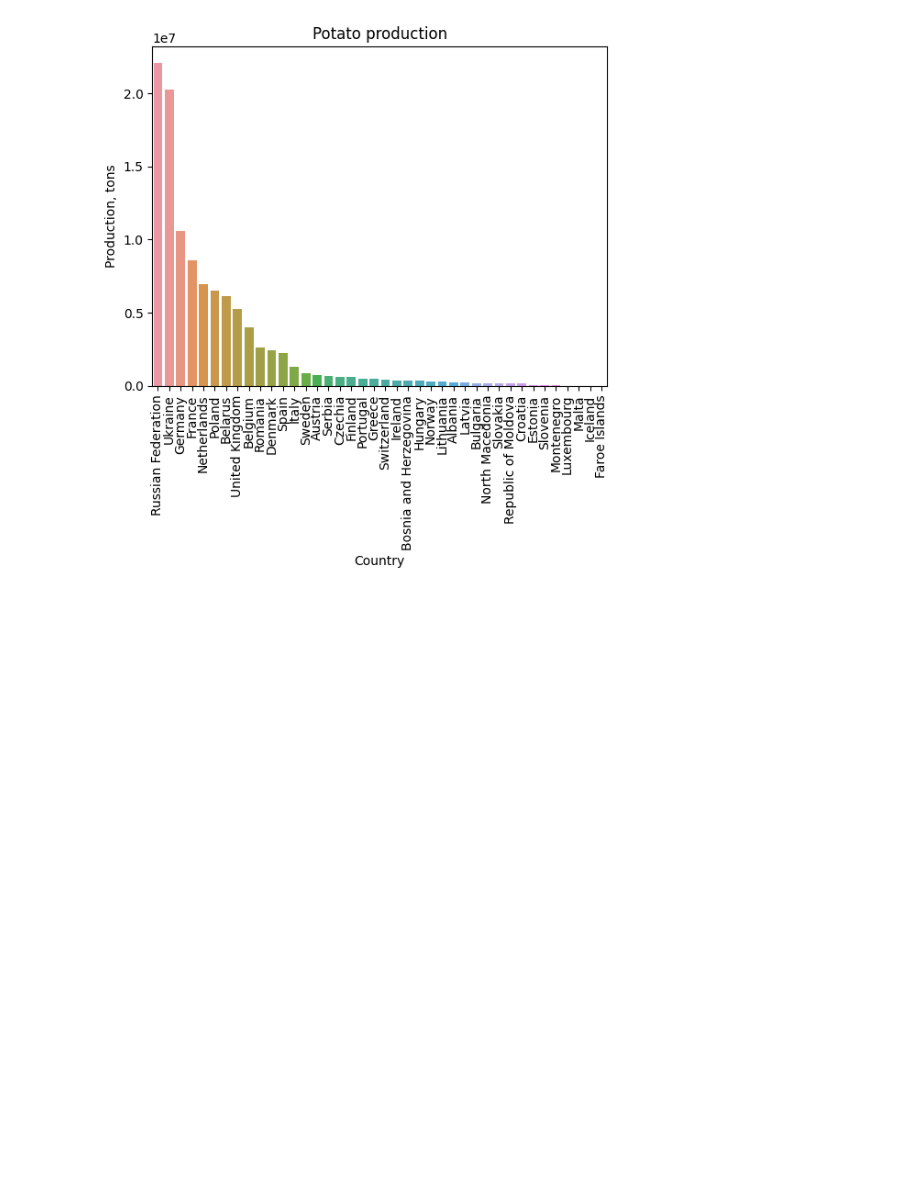
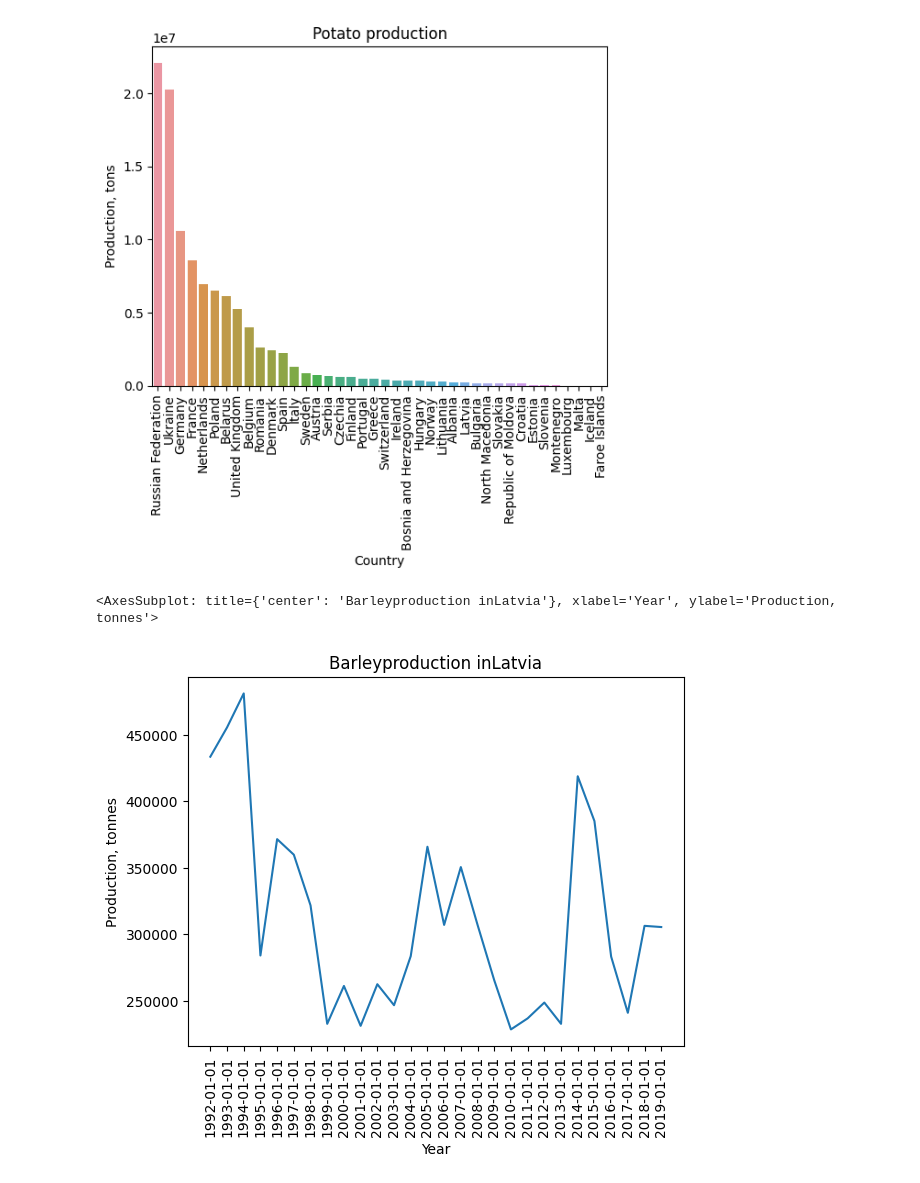
Before and after one commit to Grazina-S/Final-project, a Jupyter notebook: Graphs.ipynb, the cells around one changed output. Cells and saved outputs as stored; diff of their text form; code cells hidden in the pictures; blank space fills up the shorter version.

Commit message:
some figure changes

```diff
--- a/Graphs.ipynb
+++ b/Graphs.ipynb
@@ -95,3 +95,27 @@ barplot_by_country(potato_production_XXI, 'Potato production')
 # %% [output]
 <AxesSubplot: title={'center': 'Potato production'}, xlabel='Country', ylabel='Production, tons'>
 [figure]
+# %%
+df_melted.replace('United Kingdom of Great Britain and Northern Ireland', 'United Kingdom', inplace= True)
+# %%
+
+def make_prod_figure(Country, Crop, data = df_melted):
+    country_list = data['Country'].tolist()
+    crop_list = data['Item'].tolist()
+    if Country not in country_list:
+        print("No such country")
+    elif Crop not in crop_list:
+        print("No such crop")
+    else:
+        for_figure = data.loc[(data['Item'] == Crop) & (data['Country'] == Country)]
+        fig1 = sns.lineplot(data = for_figure, x= 'Year', y= 'Production_t')
+        plt.title(Crop + "production in" + Country)
+        plt.xticks(rotation = 90)
+        plt.ylabel("Production, tonnes")
+        return fig1
+# %%
+make_prod_figure('Latvia', 'Barley')
+#ugly figure, i need to work on aesthetics
+# %% [output]
+<AxesSubplot: title={'center': 'Barleyproduction inLatvia'}, xlabel='Year', ylabel='Production, tonnes'>
+[figure, added]
```
